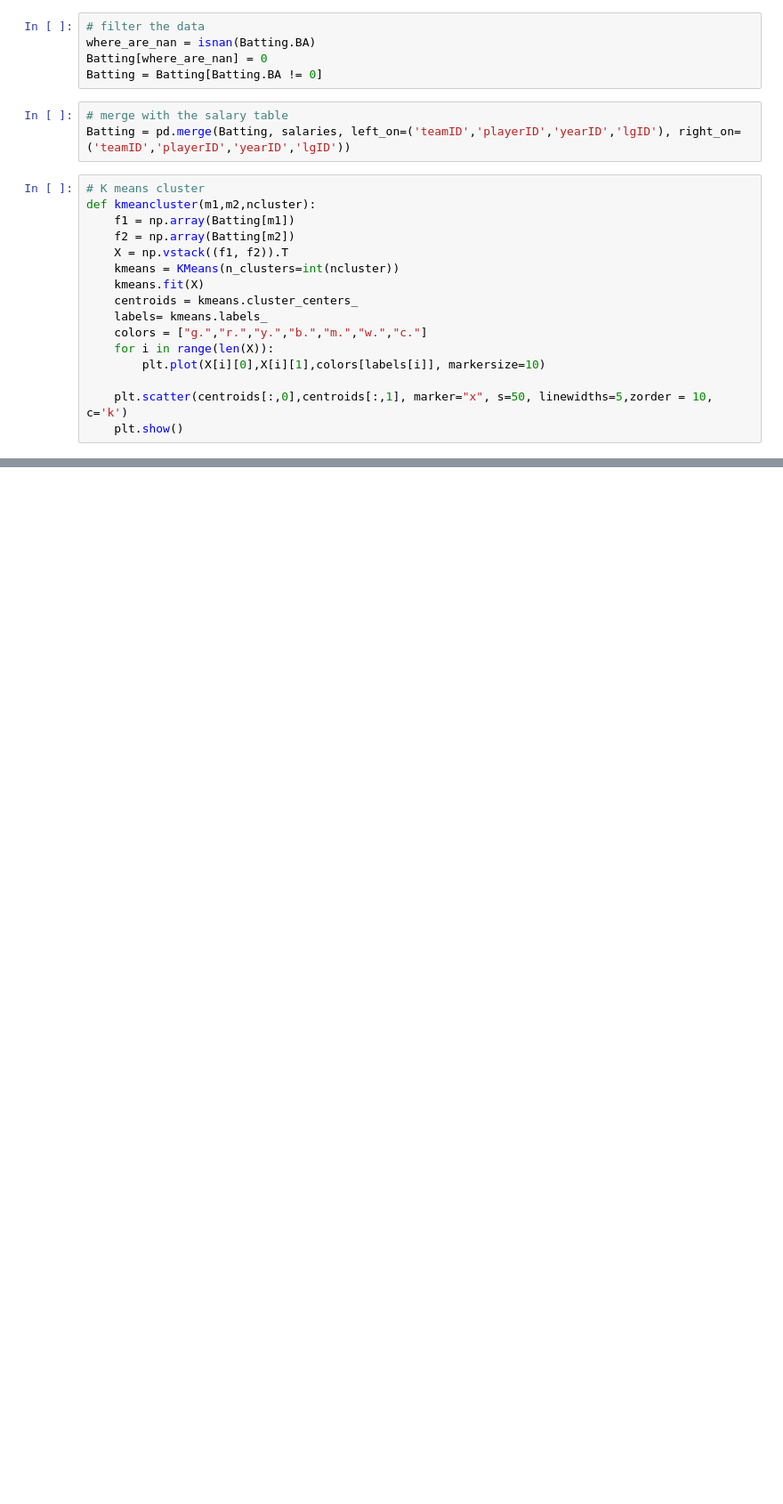
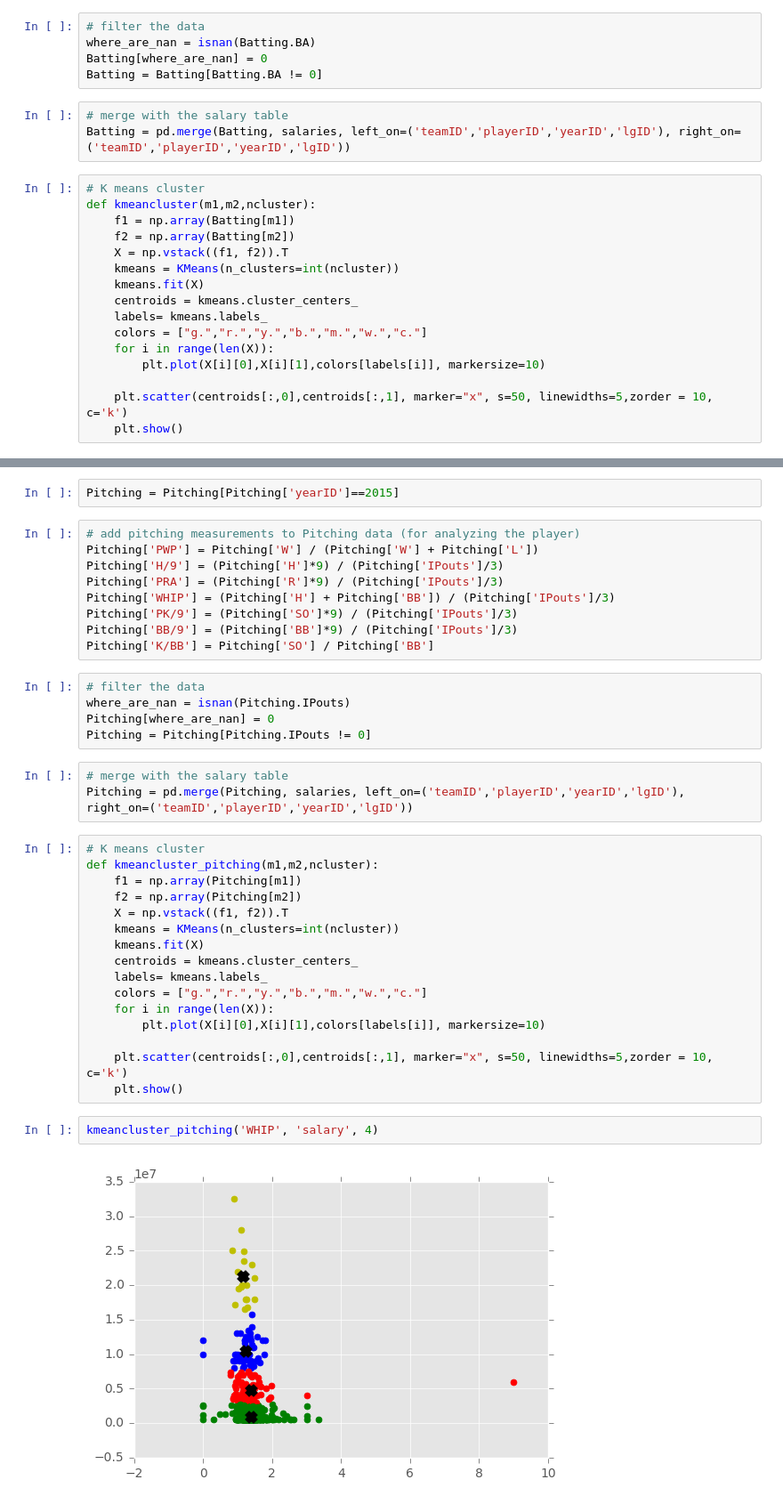
Before and after one commit to JeffWang0501/VALabProject2016, a Jupyter notebook: Baseball.ipynb, the cells around one changed output, grey strips where cells are left out. Shown at 89% size. Drawn from its saved outputs; the diff is of its cells as text; blank space fills up the shorter version.

Commit message:
Add cluster's description and pitcher's classification

```diff
--- a/Baseball.ipynb
+++ b/Baseball.ipynb
@@ -492,0 +498,39 @@ kmeancluster('BA','salary',4)
+# %%
+Pitching = Pitching[Pitching['yearID']==2015]
+# %%
+# add pitching measurements to Pitching data (for analyzing the player)
+Pitching['PWP'] = Pitching['W'] / (Pitching['W'] + Pitching['L'])
+Pitching['H/9'] = (Pitching['H']*9) / (Pitching['IPouts']/3)
+Pitching['PRA'] = (Pitching['R']*9) / (Pitching['IPouts']/3)
+Pitching['WHIP'] = (Pitching['H'] + Pitching['BB']) / (Pitching['IPouts']/3)
+Pitching['PK/9'] = (Pitching['SO']*9) / (Pitching['IPouts']/3)
+Pitching['BB/9'] = (Pitching['BB']*9) / (Pitching['IPouts']/3)
+Pitching['K/BB'] = Pitching['SO'] / Pitching['BB']
+# %%
+# filter the data
+where_are_nan = isnan(Pitching.IPouts)
+Pitching[where_are_nan] = 0
+Pitching = Pitching[Pitching.IPouts != 0]
+# %%
+# merge with the salary table
+Pitching = pd.merge(Pitching, salaries, left_on=('teamID','playerID','yearID','lgID'), right_on=('teamID','playerID','yearID','lgID'))
+# %%
+# K means cluster
+def kmeancluster_pitching(m1,m2,ncluster):
+    f1 = np.array(Pitching[m1])
+    f2 = np.array(Pitching[m2])
+    X = np.vstack((f1, f2)).T
+    kmeans = KMeans(n_clusters=int(ncluster))
+    kmeans.fit(X)
+    centroids = kmeans.cluster_centers_
+    labels= kmeans.labels_
+    colors = ["g.","r.","y.","b.","m.","w.","c."]
+    for i in range(len(X)):
+        plt.plot(X[i][0],X[i][1],colors[labels[i]], markersize=10)
+
+    plt.scatter(centroids[:,0],centroids[:,1], marker="x", s=50, linewidths=5,zorder = 10, c='k')
+    plt.show()
+# %%
+kmeancluster_pitching('WHIP', 'salary', 4)
+# %% [output]
+[figure, added]
```
Also changed, not shown: parts of 6 cells of this notebook.
